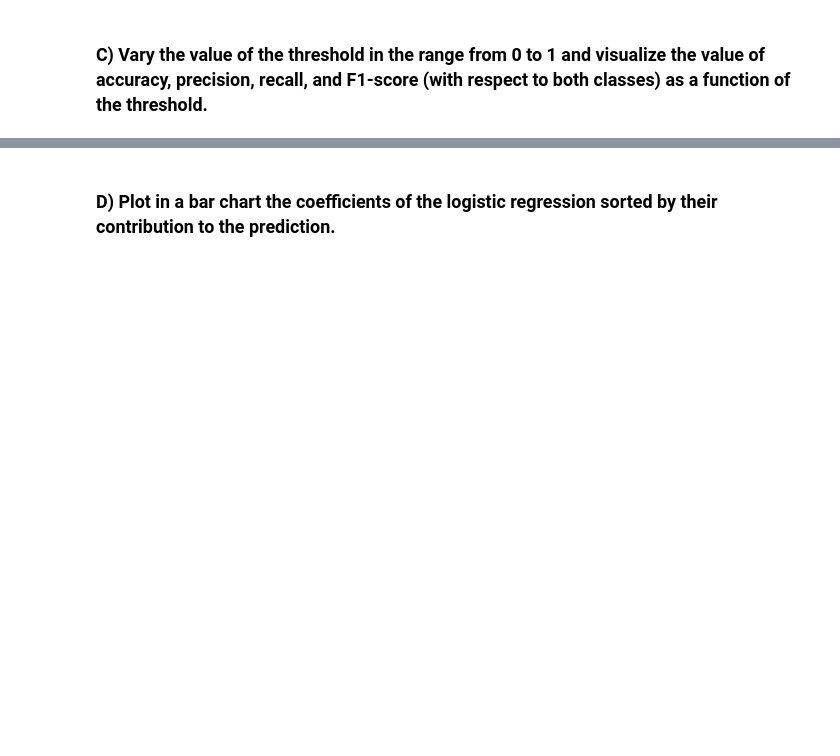
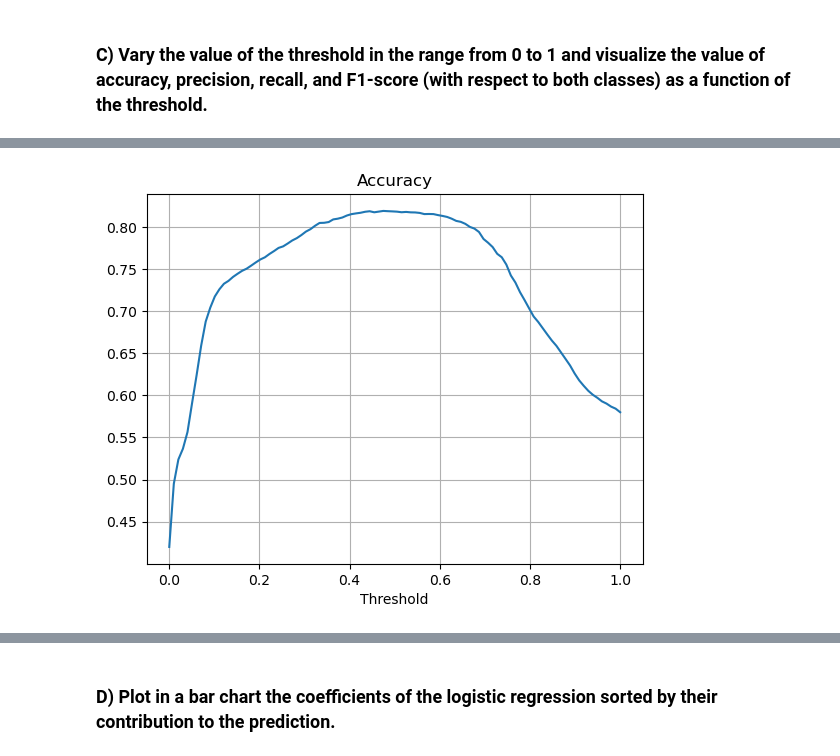
Before and after one commit to laurine-sg/2024, a Jupyter notebook: Exercises/07 - Learning from data - Applied machine learning/AppliedML.ipynb, the cells around one changed output, grey strips where cells are left out. Cells and saved outputs as stored; diff of their text form; code cells hidden in the pictures; blank space fills up the shorter version.

```diff
--- a/Exercises/07 - Learning from data - Applied machine learning/AppliedML.ipynb
+++ b/Exercises/07 - Learning from data - Applied machine learning/AppliedML.ipynb
@@ -46,2 +159,13 @@ original_data = pd.read_csv(data_folder+'aac_intakes_outcomes.csv', usecols=colu
 # %% [markdown]
 ### C) Vary the value of the threshold in the range from 0 to 1 and visualize the value of accuracy, precision, recall, and F1-score (with respect to both classes) as a function of the threshold.
+# %%
+threshold = np.linspace(0, 1, 100)
+columns_score_name = ['Threshold', 'Accuracy', 'Precision P', 'Recall P', 'F1 score P', \
+                                              'Precision N', 'Recall N', 'F1 score N']
+threshold_score = pd.DataFrame(columns=columns_score_name) #need to initialize
+
+for t in threshold:
+    all = pd.DataFrame([compute_all_score(compute_confusion_matrix(test_label, prediction_proba, t), t)], columns = columns_score_name)
+    threshold_score = pd.concat([threshold_score, all], axis=0, ignore_index=True)
+threshold_score.set_index('Threshold', inplace=True)
+threshold_score
@@ -47,0 +187,5 @@ original_data = pd.read_csv(data_folder+'aac_intakes_outcomes.csv', usecols=colu
+# %%
+threshold_score['Accuracy'].plot(grid=True).set_title('Accuracy')
+plt.show()
+# %% [output]
+[figure, added]
```
Also changed, not shown: parts of 12 cells of this notebook, 4 other files.
